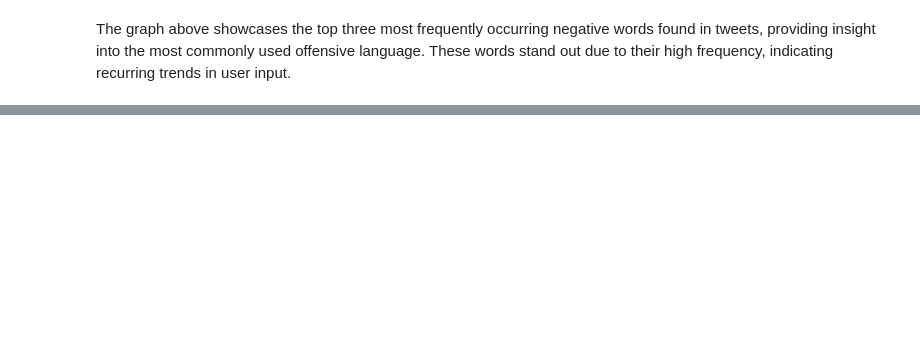
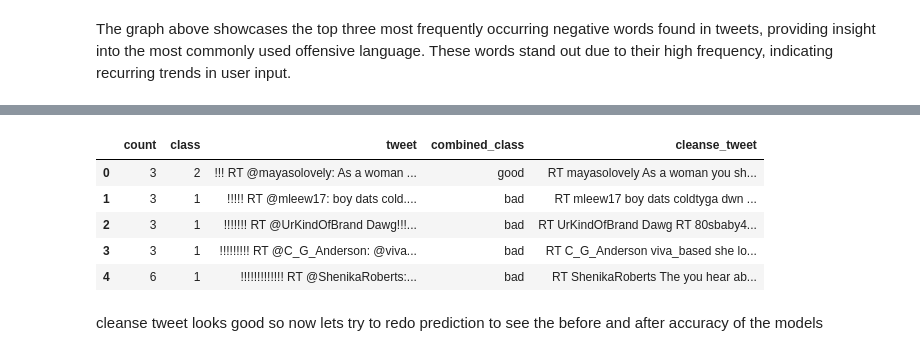
Before and after one commit to RajVarunn/nlp_sentimentanalysis, a Jupyter notebook: sr.ipynb, the cells around one changed output, grey strips where cells are left out. Drawn from its saved outputs; the diff is of its cells as text; code cells hidden in the pictures; blank space fills up the shorter version.

```diff
--- a/sr.ipynb
+++ b/sr.ipynb
@@ -209,0 +235,22 @@ The graph above showcases the top three most frequently occurring negative words
+# %%
+import re
+
+#manually add the bad words that are in the tweets
+bad_words=['bitch','nigga','hoe','pussy','bitches','fuck','retarded','nicca','trash','shit','fucking',
+           'ass','faggot','']
+
+def clean_bad_words(tweet,bad_words): #function to clean the bad words
+    pattern = re.compile(r'\b(' + '|'.join(re.escape(word) for word in bad_words) + r')\b', re.IGNORECASE)
+    #compile the badwords together
+    #use \b to ensure we match whole words
+    # re.IGNORECASE to ignore the cases of text eg: ABC or AbC are the same
+
+    return pattern.sub('', tweet).strip() #replace the bad word with a '' <blank space>
+
+df['cleanse_tweet'] = df['tweet'].apply(lambda x: clean_bad_words(str(x), bad_words))
+#create a new class
+
+#displaying the before and after
+pd.set_option('display.max_colwidth', None)
+print(df[['tweet','cleanse_tweet']].head(10))
+#df.to_csv('sr_cleanse_tweets.csv',index=False)
@@ -209,0 +277,20 @@ The graph above showcases the top three most frequently occurring negative words
+# %%
+import re
+
+bad_words=['bitch','nigga','hoe','pussy','bitches','fuck','retarded','nicca','trash','shit','fucking',
+           'ass','faggot','']
+
+def clean_bad_words(tweet,bad_words):
+    pattern = re.compile(r'\b(' + '|'.join(re.escape(word) for word in bad_words) + r')\b', re.IGNORECASE)
+    tweet = pattern.sub('', tweet).strip()
+
+    tweet = re.sub(r'[^\w\s]', '', tweet)  # Remove special characters with spaces
+    tweet = re.sub(r'\s+', ' ', tweet)  # Replace multiple spaces with a single space
+
+    return tweet.strip()
+
+df['cleanse_tweet'] = df['tweet'].apply(lambda x: clean_bad_words(str(x), bad_words))
+
+pd.set_option('display.max_colwidth', None)
+print(df[['tweet','cleanse_tweet']].head(10))
+df.to_csv('sr_cleanse_tweets.csv',index=False)
@@ -209,0 +315,11 @@ The graph above showcases the top three most frequently occurring negative words
+# %%
+df.head()
+# %% [output]
+|  | count | class | tweet | combined_class | cleanse_tweet |
+| 0 | 3 | 2 | !!! RT @mayasolovely: As a woman ... | good | RT mayasolovely As a woman you sh... |
+| 1 | 3 | 1 | !!!!! RT @mleew17: boy dats cold.... | bad | RT mleew17 boy dats coldtyga dwn ... |
+| 2 | 3 | 1 | !!!!!!! RT @UrKindOfBrand Dawg!!!... | bad | RT UrKindOfBrand Dawg RT 80sbaby4... |
+| 3 | 3 | 1 | !!!!!!!!! RT @C_G_Anderson: @viva... | bad | RT C_G_Anderson viva_based she lo... |
+| 4 | 6 | 1 | !!!!!!!!!!!!! RT @ShenikaRoberts:... | bad | RT ShenikaRoberts The you hear ab... |
+# %% [markdown]
+cleanse tweet looks good so now lets try to redo prediction to see the before and after accuracy of the models
```
Also changed, not shown: parts of 16 cells of this notebook, 1 other file.
